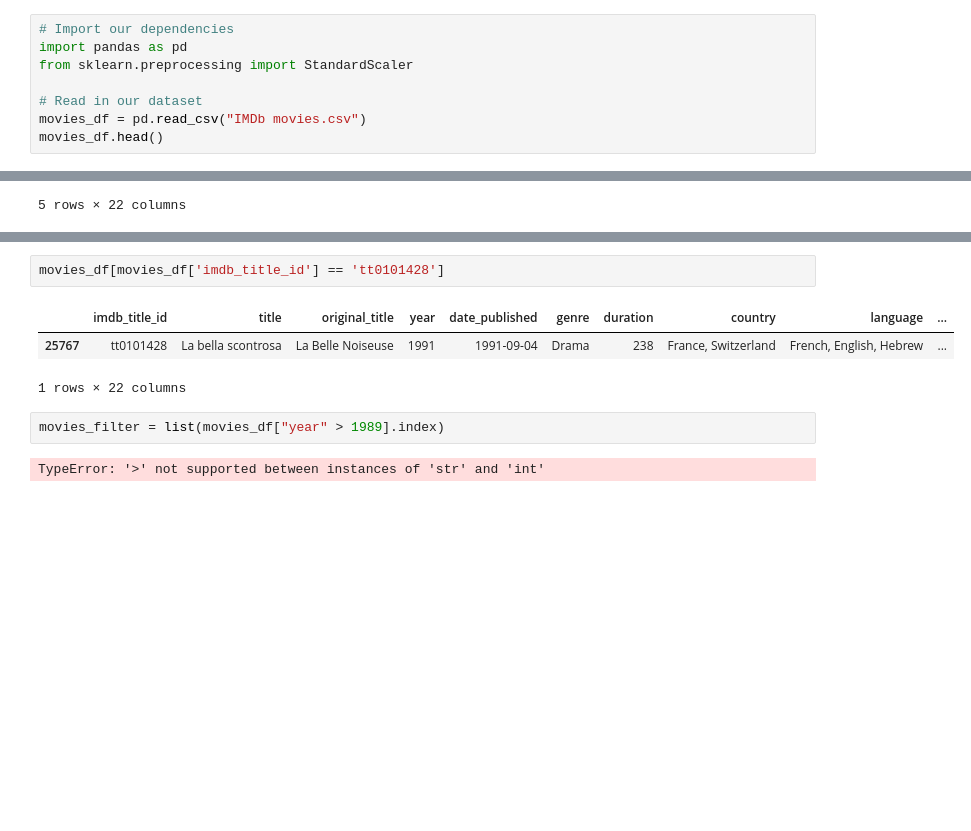
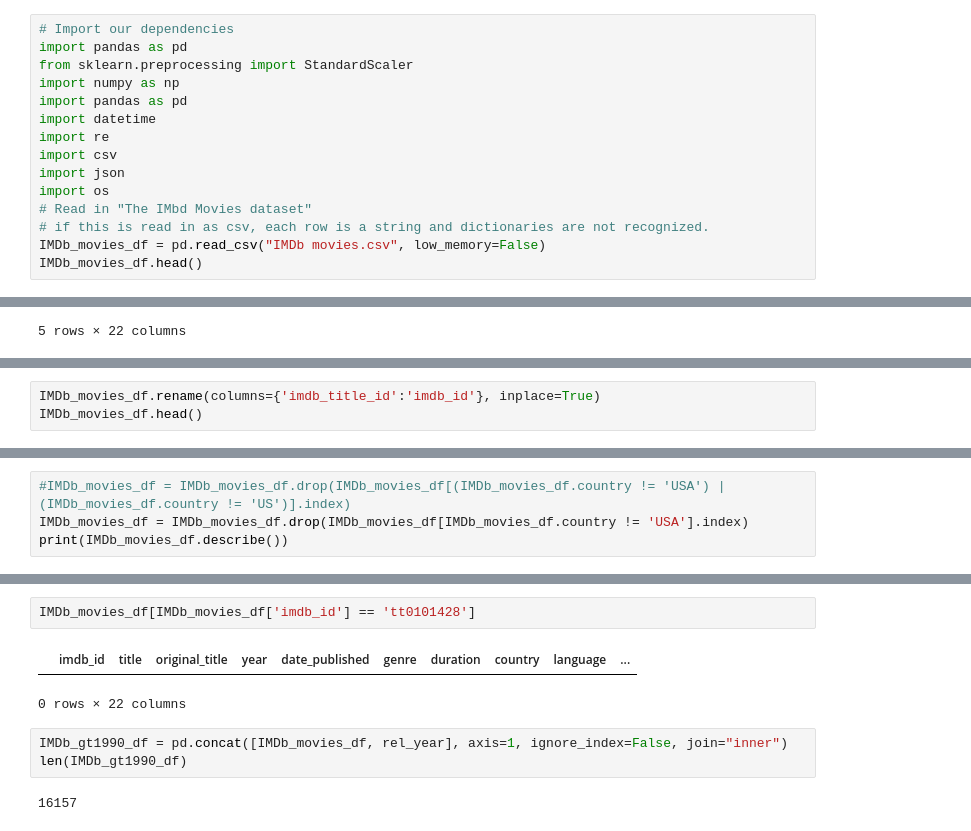
Before and after one commit to amaloney3/mlenv_movie_success_predictor, a Jupyter notebook: initial_investigations.ipynb, the cells around one changed output, grey strips where cells are left out. Cells and saved outputs as stored; diff of their text form; blank space fills up the shorter version.

Commit message:
merge IMDb and TMdb files
Created new dataframe using two of our main files, IMDb movies.csv and movies_metadata.csv based on 'IMDb id'.

```diff
--- a/initial_investigations.ipynb
+++ b/initial_investigations.ipynb
@@ -2,10 +2,17 @@
 # Import our dependencies
 import pandas as pd
 from sklearn.preprocessing import StandardScaler
-
-# Read in our dataset
-movies_df = pd.read_csv("IMDb movies.csv")
-movies_df.head()
+import numpy as np
+import pandas as pd
+import datetime
+import re
+import csv
+import json
+import os
+# Read in "The IMbd Movies dataset"
+# if this is read in as csv, each row is a string and dictionaries are not recognized.
+IMDb_movies_df = pd.read_csv("IMDb movies.csv", low_memory=False)
+IMDb_movies_df.head()
 # %% [output]
 |  | imdb_title_id | title | original_title | year | date_published | genre | duration | country | language | ... |
 | 0 | tt0000009 | Miss Jerry | Miss Jerry | 1894 | 1894-10-09 | Romance | 45 | USA | None | ... |
@@ -18,0 +54,3 @@ movies_df
+# %%
+IMDb_movies_df.rename(columns={'imdb_title_id':'imdb_id'}, inplace=True)
+IMDb_movies_df.head()
@@ -18,0 +65,4 @@ movies_df
+# %%
+#IMDb_movies_df = IMDb_movies_df.drop(IMDb_movies_df[(IMDb_movies_df.country != 'USA') | (IMDb_movies_df.country != 'US')].index)
+IMDb_movies_df = IMDb_movies_df.drop(IMDb_movies_df[IMDb_movies_df.country != 'USA'].index)
+print(IMDb_movies_df.describe())
@@ -28,13 +149,13 @@ awards_df.head()
 | 4 | ev0000263 | French Syndicate of Cinema Critics | Critics Award | 1992 | 1 | NaN | Best Short | NaN | ... |
 5 rows × 21 columns
 # %%
-movies_df[movies_df['imdb_title_id'] == 'tt0101428']
+IMDb_movies_df[IMDb_movies_df['imdb_id'] == 'tt0101428']
 # %% [output]
-|  | imdb_title_id | title | original_title | year | date_published | genre | duration | country | language | ... |
-| 25767 | tt0101428 | La bella scontrosa | La Belle Noiseuse | 1991 | 1991-09-04 | Drama | 238 | France, Switzerland | French, English, Hebrew | ... |
+|  | imdb_id | title | original_title | year | date_published | genre | duration | country | language | ... |
-1 rows × 22 columns
+0 rows × 22 columns
-# %%
-movies_filter = list(movies_df["year" > 1989].index)
-# %% [output]
-TypeError: '>' not supported between instances of 'str' and 'int'
+# %%
+IMDb_gt1990_df = pd.concat([IMDb_movies_df, rel_year], axis=1, ignore_index=False, join="inner")
+len(IMDb_gt1990_df)
+# %% [output]
+16157
 # %%
```
Also changed, not shown: parts of 17 cells of this notebook.
